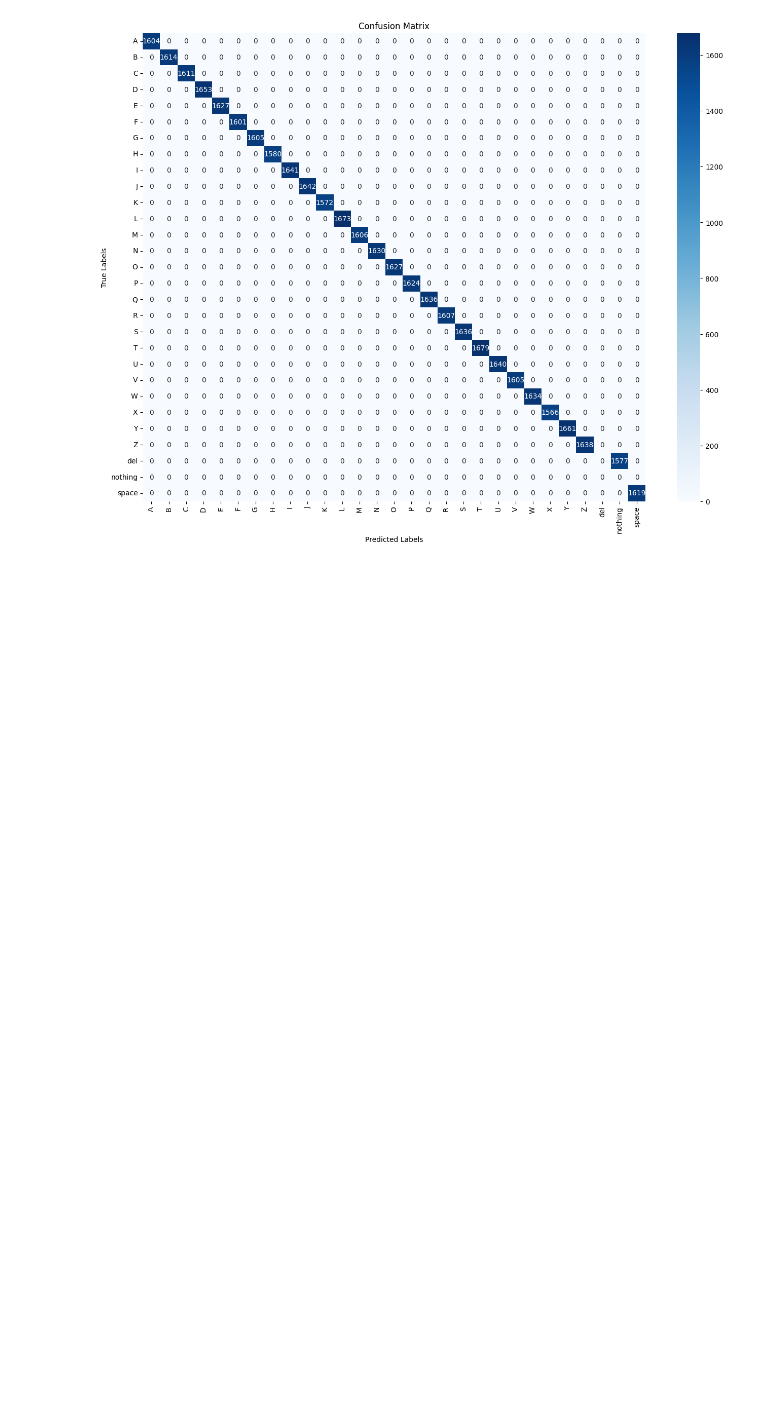
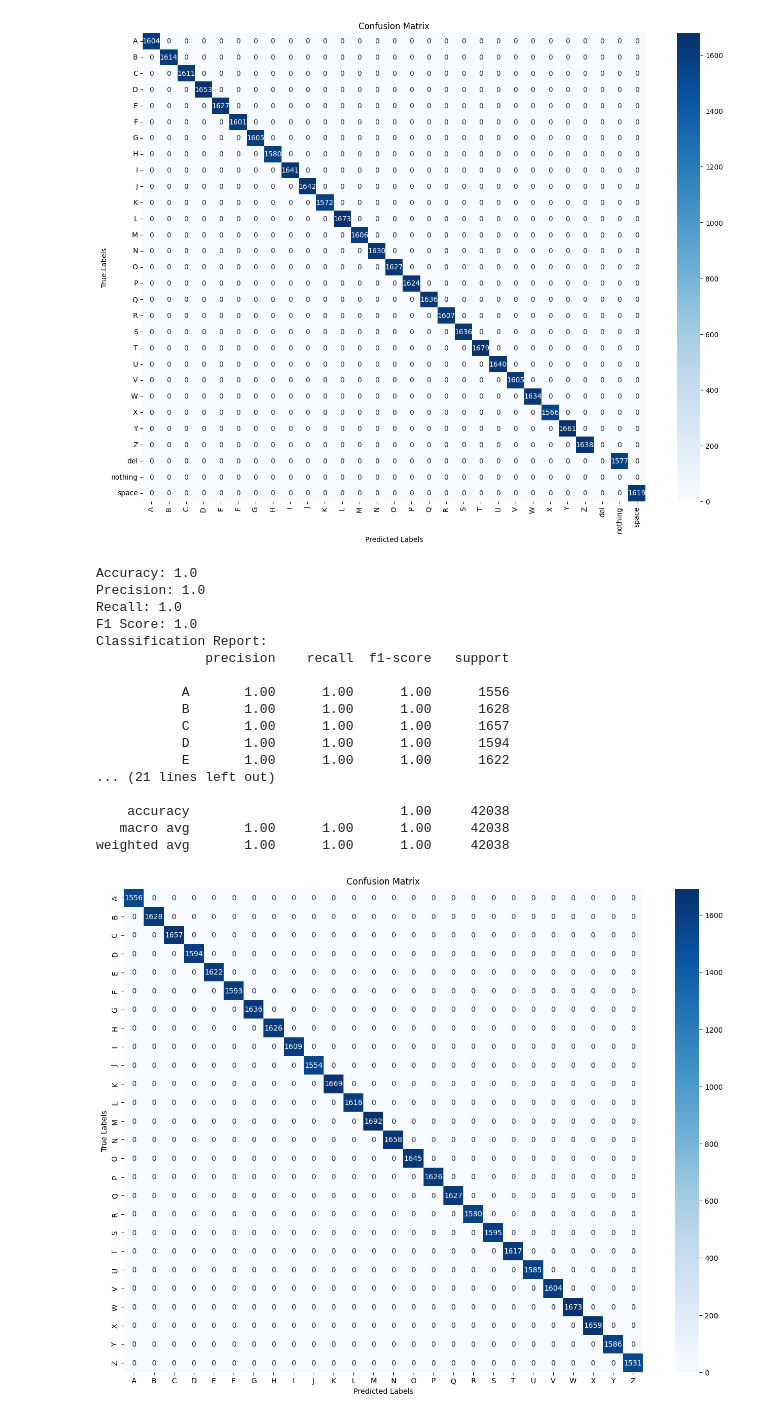
Before and after one commit to danilsab24/Project-CV, a Jupyter notebook: train_model/PointNet.ipynb, the cells around one changed output. Drawn from its saved outputs; the diff is of its cells as text; code cells hidden in the pictures; blank space fills up the shorter version.

```diff
--- a/train_model/PointNet.ipynb
+++ b/train_model/PointNet.ipynb
@@ -354,3 +353,82 @@ Classification Report:
    macro avg       0.93      0.93      0.93     45408
 weighted avg       0.97      0.97      0.97     45408
 [figure]
+# %%
+import torch
+import warnings
+import matplotlib.pyplot as plt
+import seaborn as sns
+from sklearn.metrics import accuracy_score, precision_recall_fscore_support, classification_report, confusion_matrix
+
+device = torch.device("cuda" if torch.cuda.is_available() else "cpu")
+
+warnings.filterwarnings("ignore")
+
+model_path = '/content/drive/MyDrive/Computer Vision/PROJECT/dataset_hand_gesture/hand_craft_dataset/GraphNet/model/point_net_model.pth'
+
+model = PointNet(num_classes=29)
+model.load_state_dict(torch.load(model_path, map_location=device))
+model.to(device)
+model.eval()
+
+label_dict = {
+    0: 'A', 1: 'B', 2: 'C', 3: 'D', 4: 'E', 5: 'F', 6: 'G', 7: 'H', 8: 'I', 9: 'J',
+    10: 'K', 11: 'L', 12: 'M', 13: 'N', 14: 'O', 15: 'P', 16: 'Q', 17: 'R', 18: 'S',
+    19: 'T', 20: 'U', 21: 'V', 22: 'W', 23: 'X', 24: 'Y', 25: 'Z'
+}
+
+all_preds = []
+all_labels = []
+
+with torch.no_grad():
+    for data in test_dl:
+        inputs, labels = data
+        inputs = inputs.to(device)
+        labels = labels.to(device)
+        outputs = model(inputs)
+        _, preds = torch.max(outputs, 1)
+        all_preds.extend(preds.cpu().numpy())
+        all_labels.extend(labels.cpu().numpy())
+
+
+valid_indices = [i for i in range(len(all_labels)) if all_labels[i] < 26]
+filtered_preds = [all_preds[i] for i in valid_indices]
+filtered_labels = [all_labels[i] for i in valid_indices]
+
+
+accuracy = accuracy_score(filtered_labels, filtered_preds)
+precision, recall, f1, _ = precision_recall_fscore_support(filtered_labels, filtered_preds, average='weighted')
+class_report = classification_report(filtered_labels, filtered_preds, target_names=[label_dict[i] for i in range(26)])
+conf_matrix = confusion_matrix(filtered_labels, filtered_preds)
+
+print(f'Accuracy: {accuracy}')
+print(f'Precision: {precision}')
+print(f'Recall: {recall}')
+print(f'F1 Score: {f1}')
+print(f'Classification Report:\n{class_report}')
+
+plt.figure(figsize=(16, 12))
+sns.heatmap(conf_matrix, annot=True, fmt='d', cmap='Blues', xticklabels=[label_dict[i] for i in range(26)], yticklabels=[label_dict[i] for i in range(26)])
+plt.xlabel('Predicted Labels')
+plt.ylabel('True Labels')
+plt.title('Confusion Matrix')
+plt.show()
+# %% [output]
+Accuracy: 1.0
+Precision: 1.0
+Recall: 1.0
+F1 Score: 1.0
+Classification Report:
+              precision    recall  f1-score   support
+
+           A       1.00      1.00      1.00      1556
+           B       1.00      1.00      1.00      1628
+           C       1.00      1.00      1.00      1657
+           D       1.00      1.00      1.00      1594
+           E       1.00      1.00      1.00      1622
+... (21 lines left out)
+
+    accuracy                           1.00     42038
+   macro avg       1.00      1.00      1.00     42038
+weighted avg       1.00      1.00      1.00     42038
+[figure, added]
```
Also changed, not shown: parts of 1 cell of this notebook.
